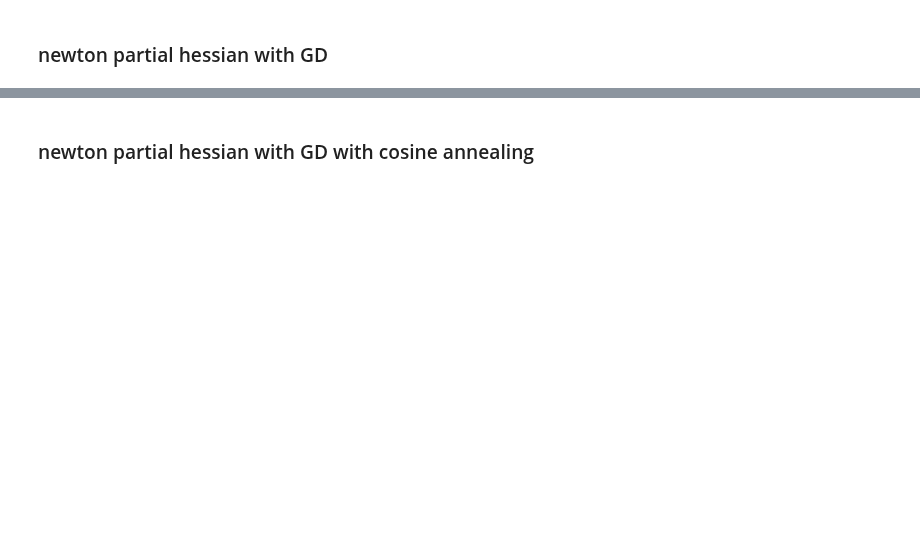
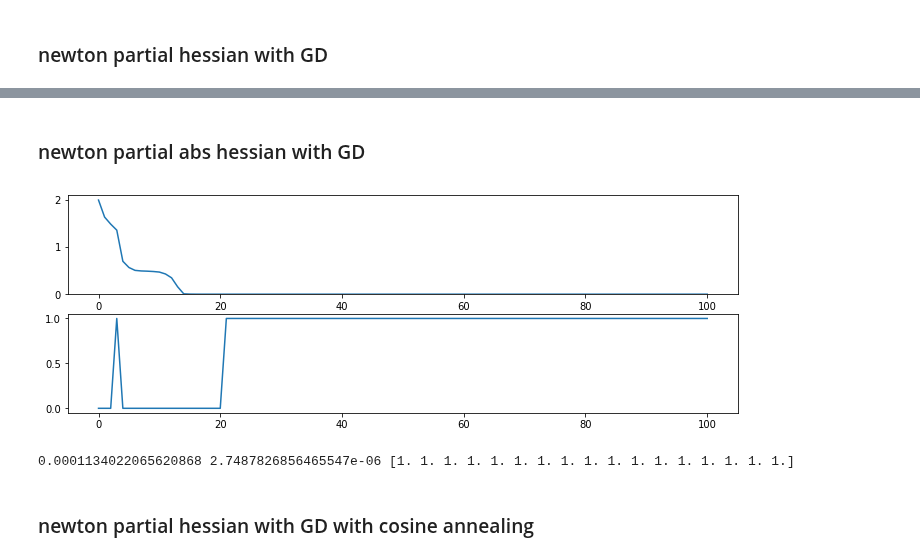
Before and after one commit to mammalwong/ml-study, a Jupyter notebook: newton-optimizer.ipynb, the cells around one changed output, grey strips where cells are left out. Drawn from its saved outputs; the diff is of its cells as text; code cells hidden in the pictures; blank space fills up the shorter version.

```diff
--- a/newton-optimizer.ipynb
+++ b/newton-optimizer.ipynb
@@ -320,3 +358,42 @@ print(cost_new, sum(grad(*para)**2 for grad in grads), np.sign([curv(*para) for
+# %% [markdown]
+### newton partial abs hessian with GD
+# %%
+para = np.random.randn(len(Theta)) * (2/len(x))
+cost_hist = [cost(*para)]
+cost_lowests = [0]
+for epoch in range(100):
+    para_1 = np.copy(para)
+    para_2 = np.copy(para)
+    z = np.array(np.random.choice(range(len(Theta)), size=len(Theta)//2, replace=False))
+    g = np.array([grad(*para) for grad in grads[z]])
+    try:
+        h = np.array([[h(*para) for h in hy[z]] for hy in hess[z]])
+        h_eval,h_evec = np.linalg.eigh(h)
+        h = np.linalg.inv(h_evec.T) @ np.diag(np.abs(h_eval)) @ h_evec.T
+        hg = np.linalg.inv(h) @ g
+        para_1[z] = para_1[z] - hg
+    except:
+        para_1[z] = np.full_like(para_1[z], np.nan)
+    for i in range(len(Theta)):
+        para_2[i] = para[i] - 1e-2*grads[i](*para)
+    cost_1 = cost(*para_1)
+    cost_2 = cost(*para_2)
+    cost_lowest = np.nanargmin([cost_1,cost_2])
+    cost_lowests.append(cost_lowest)
+    para = [para_1,para_2][cost_lowest]
+    cost_new = [cost_1,cost_2][cost_lowest]
+    cost_hist.append(cost_new)
+plt.figure(figsize=(12,4))
+plt.subplot(2,1,1)
+plt.plot(cost_hist)
+plt.ylim((0, None))
+plt.subplot(2,1,2)
+plt.plot(cost_lowests)
+plt.show()
+print(cost_new, sum(grad(*para)**2 for grad in grads), np.sign([curv(*para) for curv in curvs]))
+# %% [output]
+[figure, added]
+0.0001134022065620868 2.7487826856465547e-06 [1. 1. 1. 1. 1. 1. 1. 1. 1. 1. 1. 1. 1. 1. 1. 1. 1.]
 # %% [markdown]
 ### newton partial hessian with GD with cosine annealing
 # %%
```
Also changed, not shown: parts of 18 cells of this notebook.
